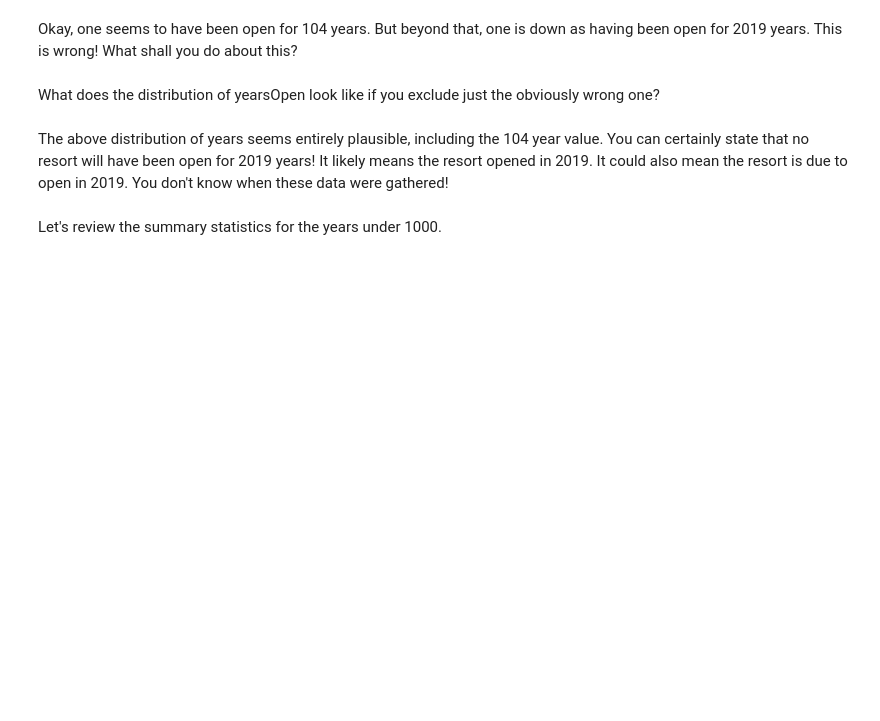
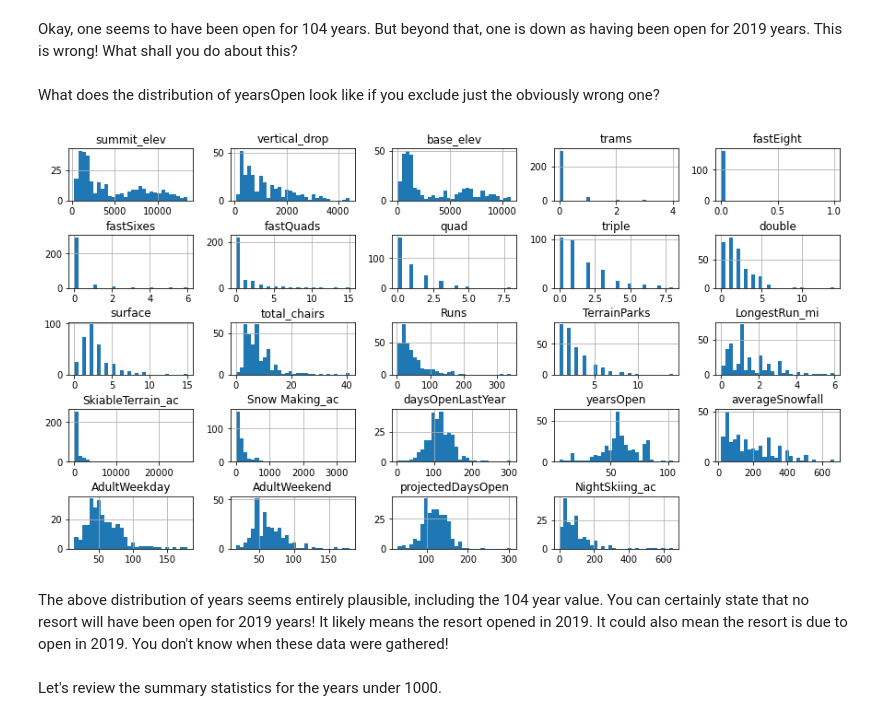
Before and after one commit to JacWerCode/DataScienceGuidedCapstone, a Jupyter notebook: Notebooks/02_data_wrangling.ipynb, the cells around one changed output. Drawn from its saved outputs; the diff is of its cells as text; code cells hidden in the pictures; blank space fills up the shorter version.

```diff
--- a/Notebooks/02_data_wrangling.ipynb
+++ b/Notebooks/02_data_wrangling.ipynb
@@ -631,11 +685,14 @@ What does the distribution of yearsOpen look like if you exclude just the obviou
 # %%
 #Code task 26#
 #Call the hist method on 'yearsOpen' after filtering for values under 1000
 #Pass the argument bins=30 to hist(), but feel free to explore other values
-ski_data.loc[ski_data.yearsOpen < 1000].hist(bins=30)
+ski_data.loc[ski_data.yearsOpen < 1000].hist(bins=30,figsize=(15,8))
+plt.subplots_adjust(hspace=.65)
 plt.xlabel('Years open')
 plt.ylabel('Count')
 plt.title('Distribution of years open excluding 2019');
+# %% [output]
+[figure, added]
 # %% [markdown]
 The above distribution of years seems entirely plausible, including the 104 year value. You can certainly state that no resort will have been open for 2019 years! It likely means the resort opened in 2019. It could also mean the resort is due to open in 2019. You don't know when these data were gathered!
 # %% [markdown]
```
Also changed, not shown: parts of 25 cells of this notebook, 4 other files.
